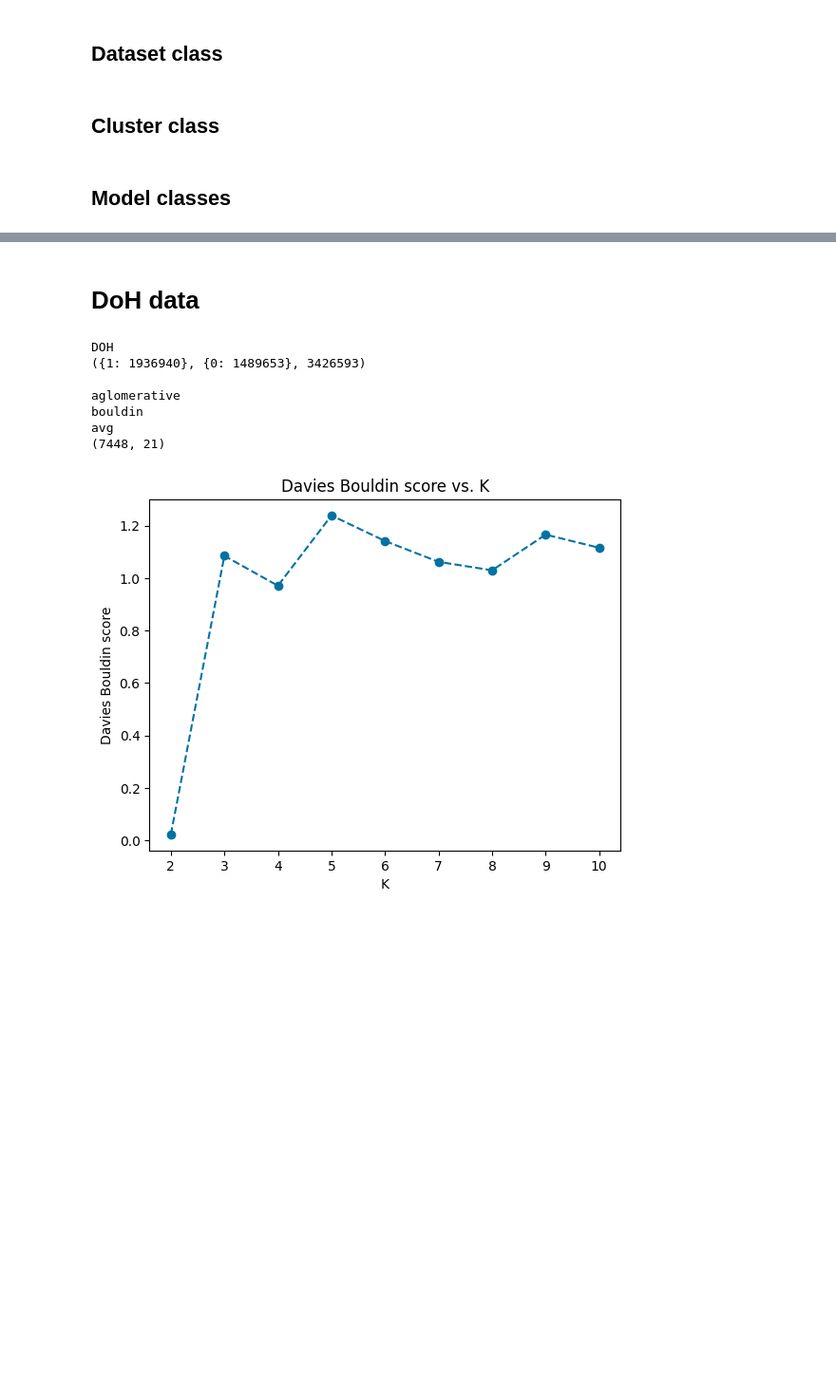
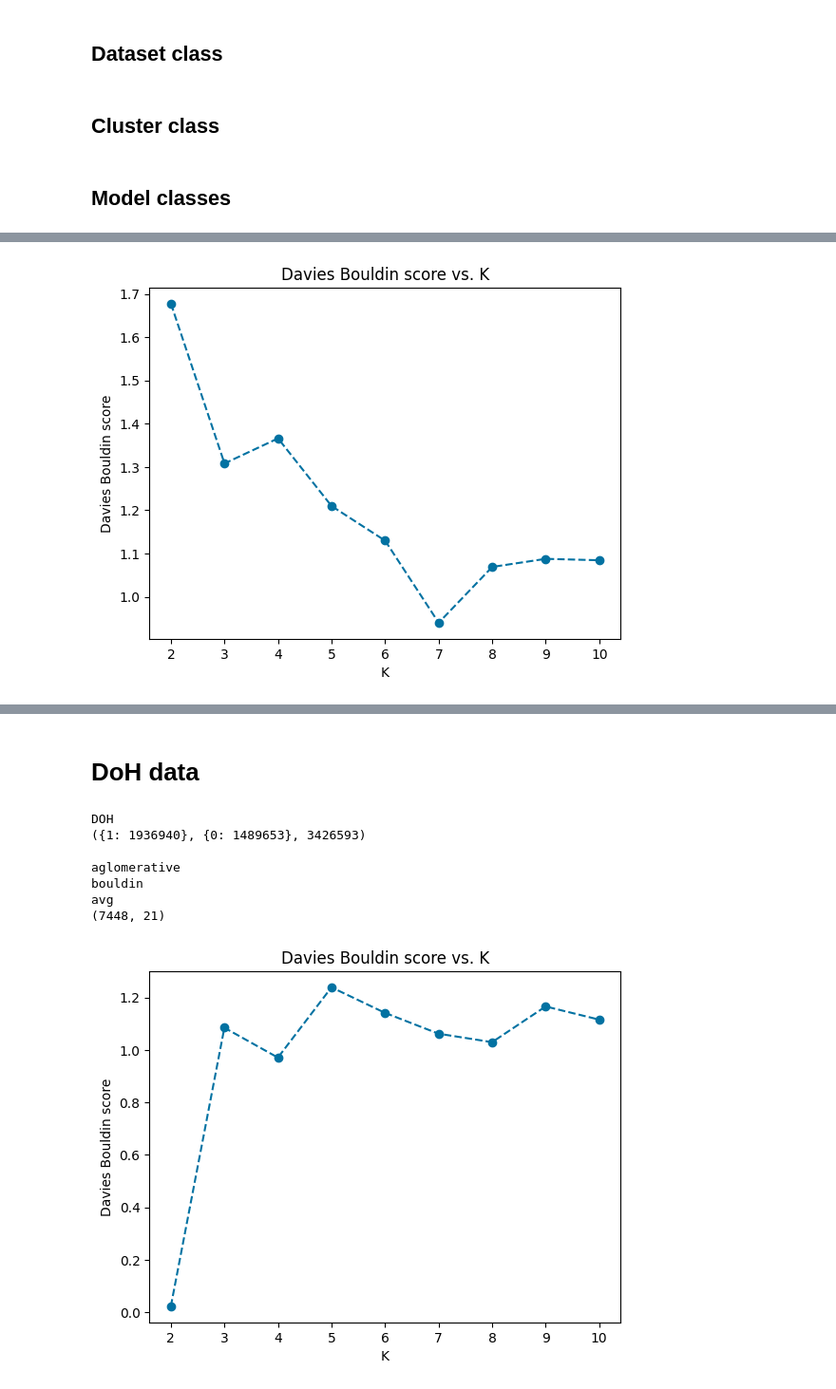
Before and after one commit to jirkaseta/dataset_cluster_analysis, a Jupyter notebook: cluster_report.ipynb, the cells around one changed output, grey strips where cells are left out. Shown at 95% size. Cells and saved outputs as stored; diff of their text form; code cells hidden in the pictures; blank space fills up the shorter version.

```diff
--- a/cluster_report.ipynb
+++ b/cluster_report.ipynb
@@ -923,0 +826,9 @@ overall_result
+# %%
+
+clf_old = AdaBoostClassifier(
+    base_estimator=DecisionTreeClassifier(max_depth=6,criterion='entropy',max_features=None),n_estimators=5,algorithm='SAMME.R'
+    )
+
+clf_old.fit(X_train_old, y_train_old)
+pred=clf_old.predict(X_test)
+print(classification_report(y_test,pred,digits=4))
@@ -923,0 +860,8 @@ overall_result
+# %%
+
+# just small sample to train classifier
+dumb_X_train, _, dumb_y_train, _ = train_test_split(X_train_old, y_train_old, test_size=0.9, random_state=42, shuffle=True, stratify=y_train_old)
+clf_dumb=AdaBoostClassifier(
+    base_estimator=DecisionTreeClassifier(max_depth=6,criterion='entropy',max_features=None),n_estimators=5,algorithm='SAMME.R'
+    )
+clf_dumb.fit(dumb_X_train, dumb_y_train)
@@ -923,0 +872,76 @@ overall_result
+# %%
+# reduce all classes
+def modification(metric='elbow',labels=[0,1],alg="kmeans",reduction_style='avg'):
+    balance_old=old_data.class_balance(old_data.csv_data[old_data.label])
+    print(balance_old)
+    for label in labels:
+        # class reduction
+        if alg=="h2o":
+            cluster_model_old=H2O_model(old_data,clf_dumb,label)
+            cluster_model_new=H2O_model(new_data,clf_old,label)
+        else:
+            cluster_model_old=Sklearn_model(old_data,clf_dumb,label,model=alg,index=metric)
+            cluster_model_new=Sklearn_model(new_data,clf_old,label,model=alg,index=metric)
+
+        print(label,"old data analysis")
+        cluster_model_old.cluster_analysis(pca=True)
+
+        print(label,"new data analysis")
+        cluster_model_new.cluster_analysis(pca=True)
+
+        if reduction_style=='uni':
+            print(label,"old data reduction")
+            old_data.reduce(cluster_model_old,1/cluster_model_old.size)
+            print(label,"new data augument")
+            new_data.augument(cluster_model_new,1/cluster_model_new.size)
+        else:
+            print(label,"old data reduction")
+            old_data.reduce(cluster_model_old)
+            print(label,"new data augument")
+            new_data.augument(cluster_model_new)
+
+        balance_new=old_data.class_balance(old_data.newdata[old_data.label].reset_index(drop=True))
+        print(balance_old,balance_new)
+        space_to_aug=balance_old[label]-balance_new[label]
+        balance_aug=new_data.class_balance(new_data.newdata[new_data.label].reset_index(drop=True))
+        ratio=space_to_aug/balance_aug[label]
+
+        aug_data=new_data.newdata[new_data.newdata[new_data.label]==label].drop(columns=['predict'])
+        labels=new_data.newdata[new_data.newdata[new_data.label]==label].pop('predict')
+
+        print(ratio)
+        print(aug_data)
+        print(labels)
+        if ratio > 1:
+            old_data.newdata=pd.concat([old_data.newdata,aug_data])
+        else:
+            aug_data, _, _, _ =train_test_split(aug_data, labels, test_size=1-ratio, random_state=42, shuffle=True, stratify=labels)
+            old_data.newdata=pd.concat([old_data.newdata,aug_data])
+
+framework_result=pd.DataFrame()
+for alg in ['kmeans']:#h2o,aglomerative
+    print(alg)
+    if alg== 'h2o':
+        k_methods=['default']
+    else:
+        k_methods=['bouldin']#,'silhouette','elbow','bouldin','PRE']:
+    for metric in k_methods:
+        print(metric)
+        for reduction_style in ['avg']:#uni
+            print(reduction_style)
+
+            modification(metric=metric,alg=alg, reduction_style=reduction_style)
+
+            clf_reduced=AdaBoostClassifier(
+                base_estimator=DecisionTreeClassifier(max_depth=6,criterion='entropy',max_features=None),n_estimators=5,algorithm='SAMME.R'
+                )
+            clustered_result=old_data.compare_models(clf_old,clf_reduced,test_data)
+            tmp=old_data.prepare_model_result(clustered_result,'clustering_'+reduction_style,use_case,alg+'_'+metric)
+            framework_result=pd.concat([framework_result,tmp])
+
+            balance=old_data.class_balance(old_data.newdata[old_data.label].reset_index(drop=True))
+            sampling_ratio=balance[1]/balance[0]
+            balance_dict={0:balance[0],1:balance[1]}
+            #old_data.set_data(pd.concat([X_train_old,y_train_old],axis=1))
+            #old_data.set_newdata()
+# %% [output]
@@ -923,0 +955 @@ overall_result
+[figure, added]
```
Also changed, not shown: parts of 19 cells of this notebook.
